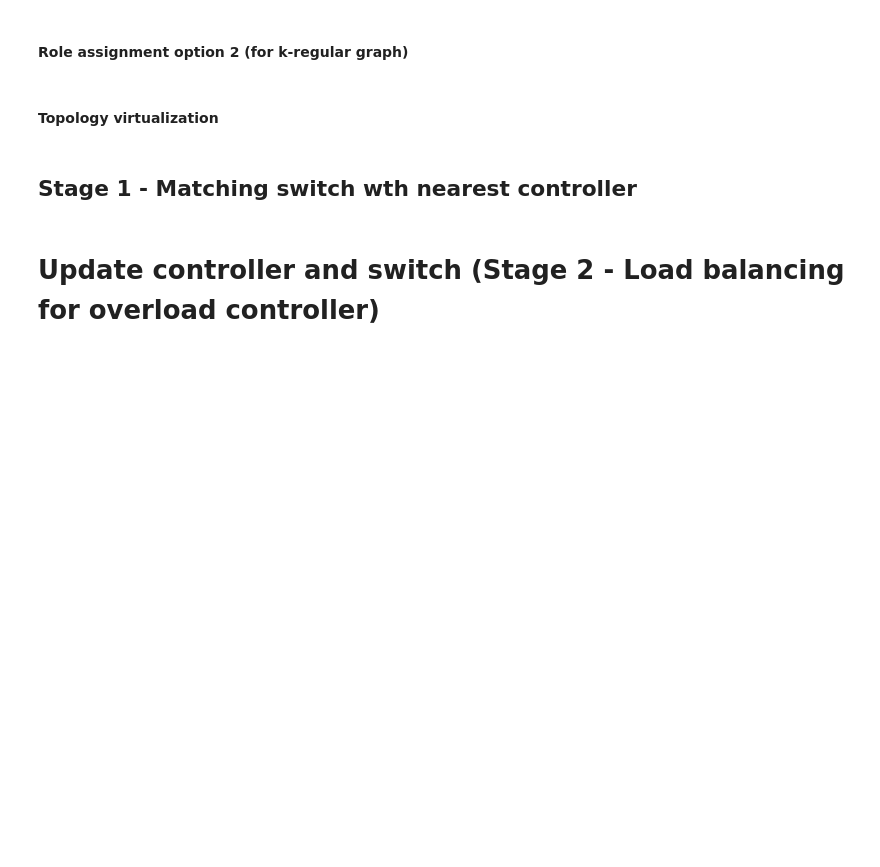
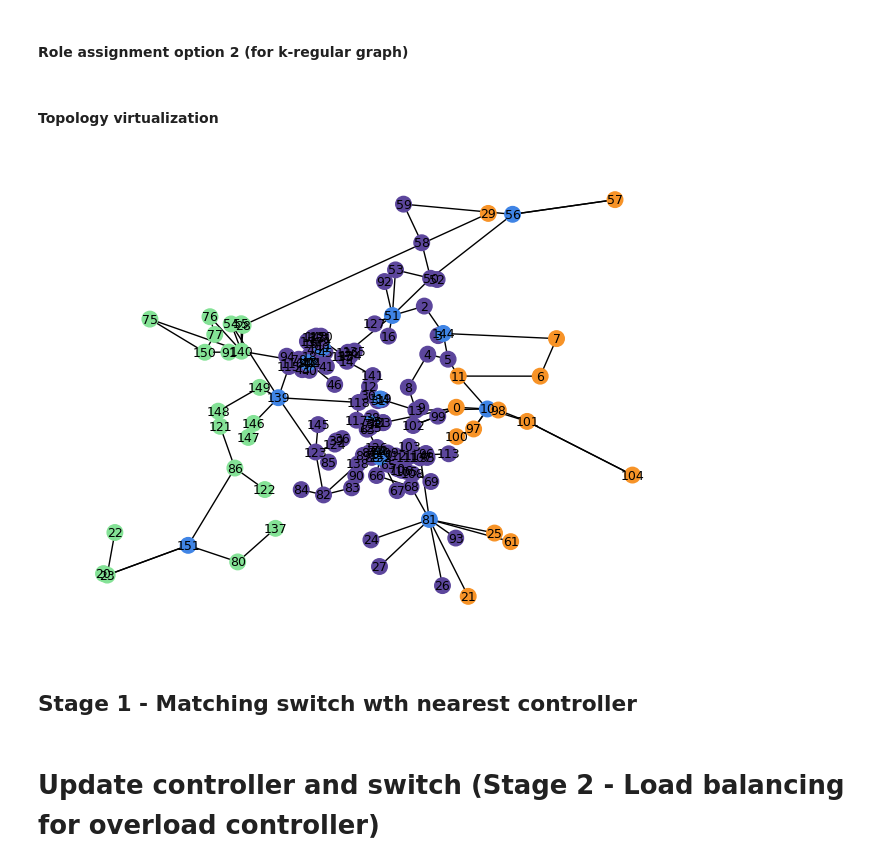
Before and after one commit to pipoomm/topologyzoo, a Jupyter notebook: mumu.ipynb, the cells around one changed output. Drawn from its saved outputs; the diff is of its cells as text; code cells hidden in the pictures; blank space fills up the shorter version.

```diff
--- a/mumu.ipynb
+++ b/mumu.ipynb
@@ -32,11 +33,12 @@ def read_json_city_from_url(url):
   return city_list
 # %%
 # Parameters for the random k-regular graph
-k = 10   # Degree of each node
-n = 400  # Number of nodes in the graph
+k = 7   # Degree of each node
+n = 450  # Number of nodes in the graph
+seed = 293789
 
 # Generate a random k-regular graph
-G = nx.random_regular_graph(k, n)
+G = nx.random_regular_graph(k, n, seed)
 
 # Covert to graph with string node labels
 G = nx.relabel_nodes(G, {node: str(node) for node in G.nodes})
@@ -94,12 +95,12 @@ def read_graphml_from_url(url):
 att = "https://raw.githubusercontent.com/pipoomm/topologyzoo/main/AttMpls.graphml"      # (25 Nodes, 57 Edges)
 geant = "https://raw.githubusercontent.com/pipoomm/topologyzoo/main/Geant2012.graphml"  # (37 Nodes, 58 Edges)
 
-certnet = "https://raw.githubusercontent.com/pipoomm/topologyzoo/main/Cernet.graphml"   # Small network (37 Nodes, 55 Edges)
+cernet = "https://raw.githubusercontent.com/pipoomm/topologyzoo/main/Cernet.graphml"   # Small network (37 Nodes, 55 Edges)
 tw = "https://raw.githubusercontent.com/pipoomm/topologyzoo/main/Tw.graphml"            # Medium network (76 Nodes, 118 Edges)
 colt = "https://raw.githubusercontent.com/pipoomm/topologyzoo/main/Colt.graphml"        # Large network (149 Node, 178 Edges)
 
 # Load GraphML file
-G = read_graphml_from_url(att)
+G = read_graphml_from_url(colt)
 # %%
 # Remove nodes without 'Latitude' or 'Longitude' attributes
 nodes_to_remove = [n for n, d in G.nodes(data=True) if 'Latitude' not in d or 'Longitude' not in d]
@@ -118,7 +139,7 @@ for n in G.nodes():
 # %% [markdown]
 #### Role assignment option 1
 # %%
-# target_controller_count = 100
+target_controller_count = 13
 amount_of_controller = 0
 amount_of_switch = 0
 
@@ -131,11 +152,11 @@ while "none" in roles.values():
     node_i = node_degrees[0][0]
 
     # If amount_of_controller is equal to target_controller_count, assign "switch" role to all remaining nodes without a role
-    # if amount_of_controller == target_controller_count:
-    #     for n in candidates:
-    #         roles[n] = "switch"
-    #         amount_of_switch += 1
-    #     break
+    if amount_of_controller == target_controller_count:
+        for n in candidates:
+            roles[n] = "switch"
+            amount_of_switch += 1
+        break
 
     # Assign the "controller" role to node i
     roles[node_i] = "controller"
@@ -153,9 +178,10 @@ print(f'Amount of controller: {amount_of_controller}\nAmount of switch: {amount_
 # %% [markdown]
 #### Role assignment option 2 (for k-regular graph)
 # %%
-target_controller_count = 130
+target_controller_count = 36
 amount_of_controller = 0
 amount_of_switch = 0
+
 seed = 33400
 random.seed(seed)
 total_nodes = G.number_of_nodes()
@@ -189,17 +215,27 @@ for n, data in G.nodes(data=True):
 # %%
 node_positions = {}
 for node in G.nodes():
   label = G.nodes[node]['id']
   node_positions[node] = (G.nodes[node]['Longitude'], G.nodes[node]['Latitude'])
 
 # Define node colors based on their roles (controller: blue, switch: green)
-node_colors = {"controller": "#3f84e5", "switch": "#84e296"}
-
+role_color_map = {
+    'controller': '#3f84e5',
+    'switch': '#F79327',
+}
+geometry_color_map = {
+    'west': '#84e296',
+    'central': '#5C469C',
+    'east': '#F79327',
+}
+node_colors = [role_color_map[G.nodes[node]['role']] if G.nodes[node]['role'] == 'controller' else geometry_color_map[G.nodes[node]['geometry']] for node in G.nodes]
 # Draw the graph with node colors
-nx.draw(G, node_color=[node_colors[G.nodes[n]["role"]] for n in G.nodes()], pos=node_positions, labels={node: G.nodes[node]['label'] for node in G.nodes()},with_labels=True,node_size=100, font_size=9)
+nx.draw(G, node_color=node_colors, pos=node_positions, labels={node: G.nodes[node]['id'] for node in G.nodes()},with_labels=True,node_size=125, font_size=9)
 
 # Show the plot
 plt.show()
+# %% [output]
+[figure, added]
 # %% [markdown]
 ## Stage 1 - Matching switch wth nearest controller
 # %%
```
Also changed, not shown: parts of 97 cells of this notebook.
